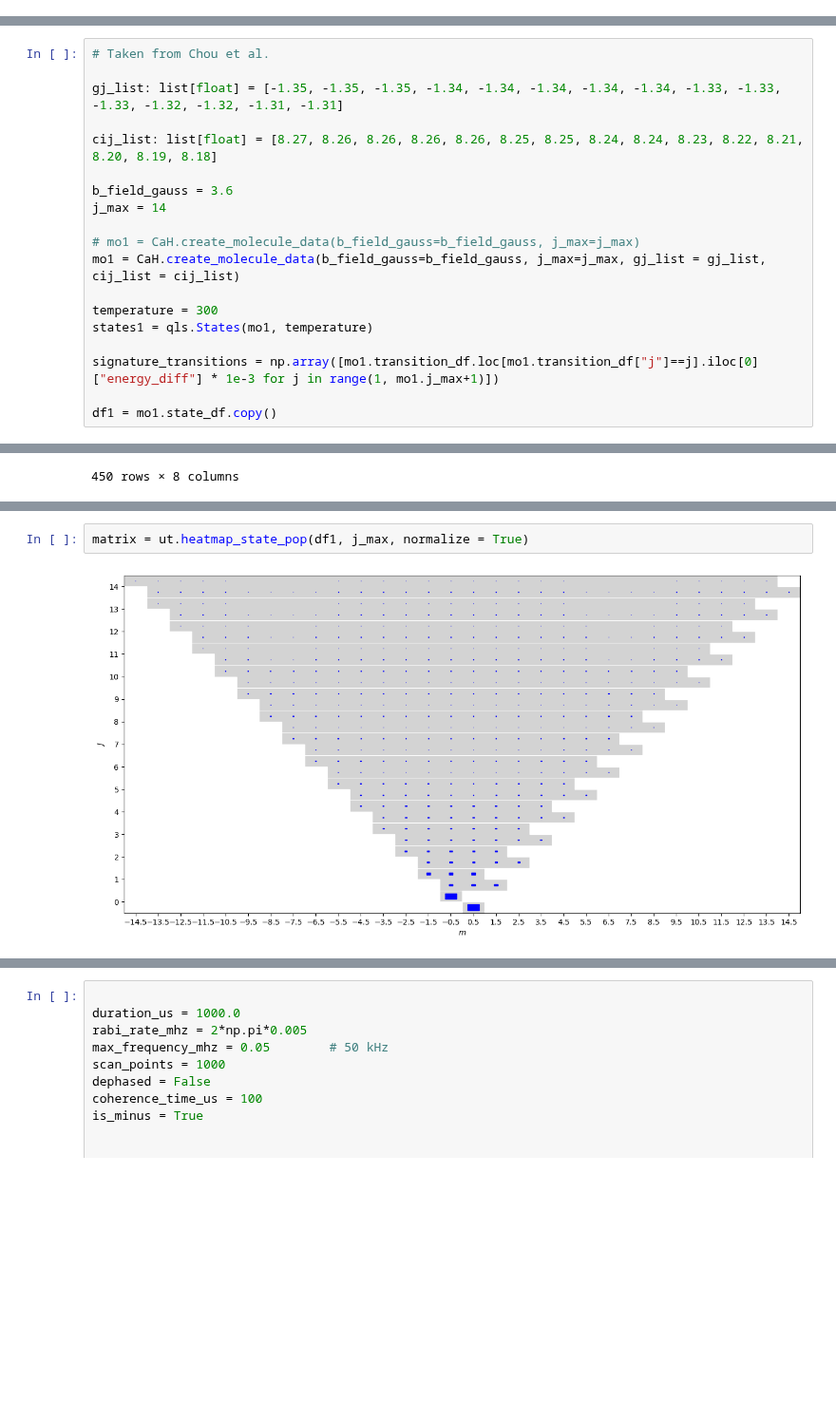
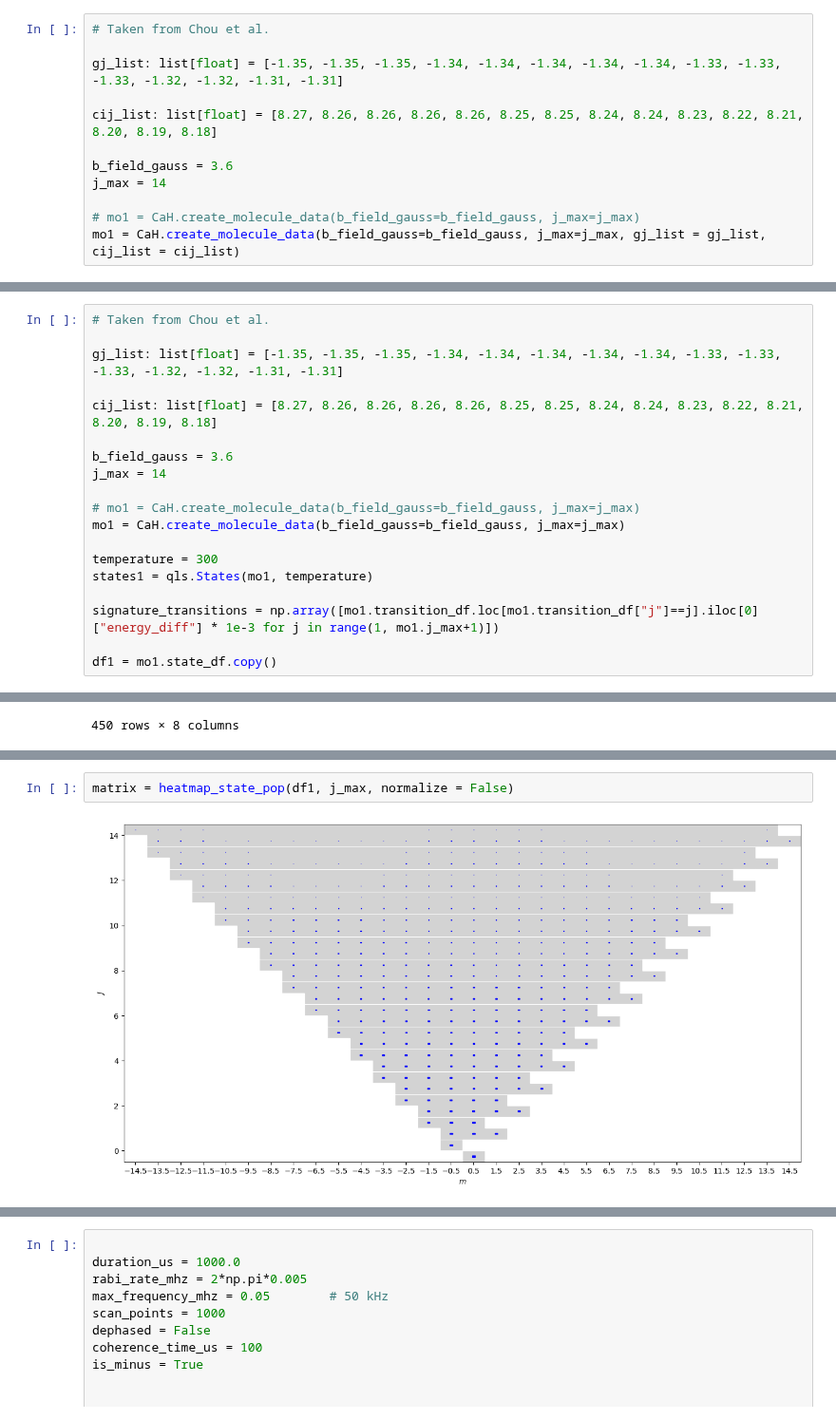
Before and after one commit to sdracia/QIC, a Jupyter notebook: project/scartoffie_prova.ipynb, the cells around one changed output, grey strips where cells are left out. Shown at 95% size. Cells and saved outputs as stored; diff of their text form; blank space fills up the shorter version.

```diff
--- a/project/scartoffie_prova.ipynb
+++ b/project/scartoffie_prova.ipynb
@@ -9,0 +78,12 @@ import utils as ut
+# %%
+# Taken from Chou et al.
+
+gj_list: list[float] = [-1.35, -1.35, -1.35, -1.34, -1.34, -1.34, -1.34, -1.34, -1.33, -1.33, -1.33, -1.32, -1.32, -1.31, -1.31]
+
+cij_list: list[float] = [8.27, 8.26, 8.26, 8.26, 8.26, 8.25, 8.25, 8.24, 8.24, 8.23, 8.22, 8.21, 8.20, 8.19, 8.18]
+
+b_field_gauss = 3.6
+j_max = 14
+
+# mo1 = CaH.create_molecule_data(b_field_gauss=b_field_gauss, j_max=j_max)
+mo1 = CaH.create_molecule_data(b_field_gauss=b_field_gauss, j_max=j_max, gj_list = gj_list, cij_list = cij_list)
@@ -246,7 +385,7 @@ b_field_gauss = 3.6
 j_max = 14
 
 # mo1 = CaH.create_molecule_data(b_field_gauss=b_field_gauss, j_max=j_max)
-mo1 = CaH.create_molecule_data(b_field_gauss=b_field_gauss, j_max=j_max, gj_list = gj_list, cij_list = cij_list)
+mo1 = CaH.create_molecule_data(b_field_gauss=b_field_gauss, j_max=j_max)
 
 temperature = 300
 states1 = qls.States(mo1, temperature)
@@ -273,4 +432,4 @@ df1
 # %%
-matrix = ut.heatmap_state_pop(df1, j_max, normalize = True)
+matrix = heatmap_state_pop(df1, j_max, normalize = False)
 # %% [output]
-[figure, old version]
+[figure, new version]
```
Also changed, not shown: parts of 12 cells of this notebook, 19 other files.
